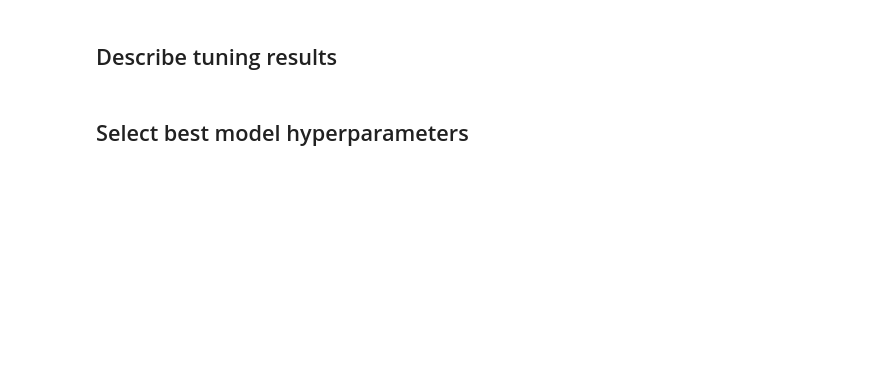
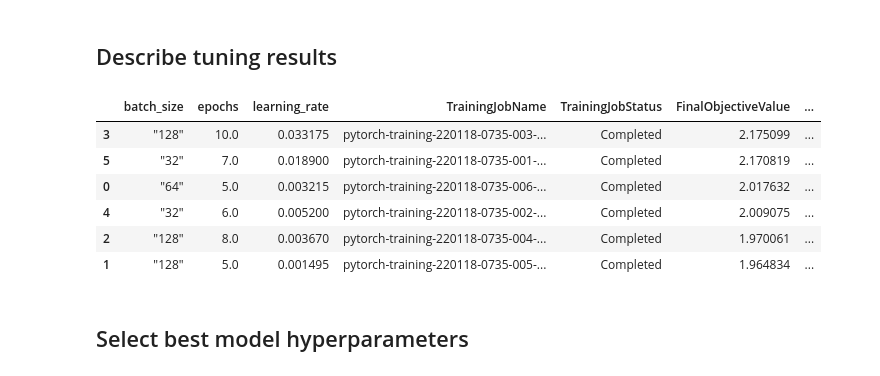
Before and after one commit to dmartizzi/cv-object-counter-app, a Jupyter notebook: ml_model/train_and_deploy.ipynb, the cells around one changed output. Drawn from its saved outputs; the diff is of its cells as text; code cells hidden in the pictures; blank space fills up the shorter version.

Commit message:
Tested code to tune and train model.

```diff
--- a/ml_model/train_and_deploy.ipynb
+++ b/ml_model/train_and_deploy.ipynb
@@ -124,9 +144,18 @@ Job ended with status 'Stopped' rather than 'Completed'. This could mean the job
 # %%
 from sagemaker.analytics import HyperparameterTuningJobAnalytics
 
 exp = HyperparameterTuningJobAnalytics(
-  hyperparameter_tuning_job_name='pytorch-training-211221-0409')
+  hyperparameter_tuning_job_name='pytorch-training-220118-0735'
+)
 
 jobs = exp.dataframe()
 
 jobs.sort_values('FinalObjectiveValue', ascending=0)
+# %% [output]
+|  | batch_size | epochs | learning_rate | TrainingJobName | TrainingJobStatus | FinalObjectiveValue | ... |
+| 3 | "128" | 10.0 | 0.033175 | pytorch-training-220118-0735-003-... | Completed | 2.175099 | ... |
+| 5 | "32" | 7.0 | 0.018900 | pytorch-training-220118-0735-001-... | Completed | 2.170819 | ... |
+| 0 | "64" | 5.0 | 0.003215 | pytorch-training-220118-0735-006-... | Completed | 2.017632 | ... |
+| 4 | "32" | 6.0 | 0.005200 | pytorch-training-220118-0735-002-... | Completed | 2.009075 | ... |
+| 2 | "128" | 8.0 | 0.003670 | pytorch-training-220118-0735-004-... | Completed | 1.970061 | ... |
+| 1 | "128" | 5.0 | 0.001495 | pytorch-training-220118-0735-005-... | Completed | 1.964834 | ... |
```
Also changed, not shown: parts of 14 cells of this notebook.
